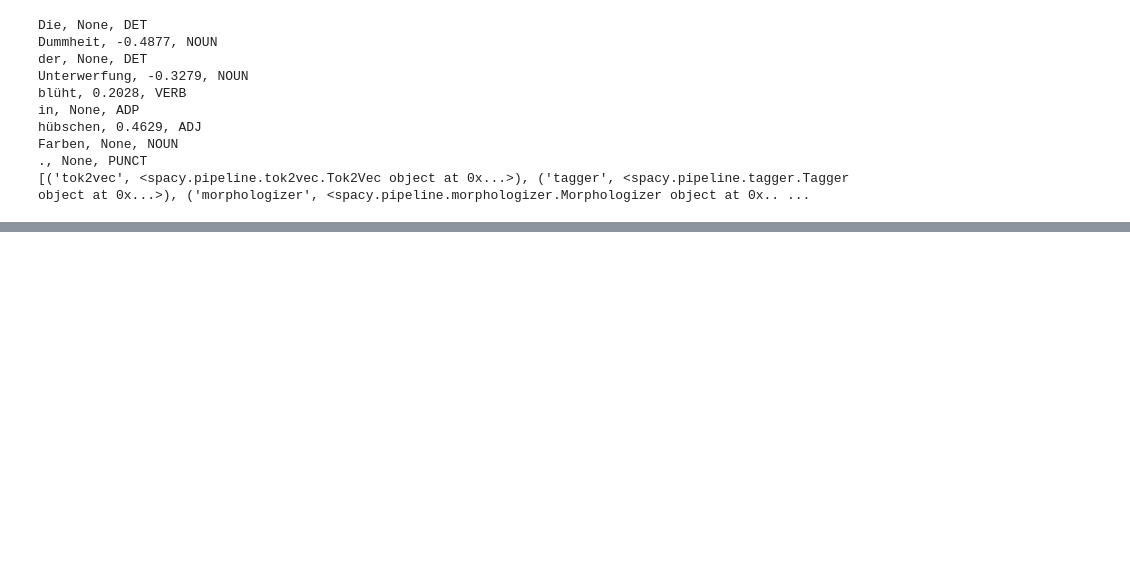
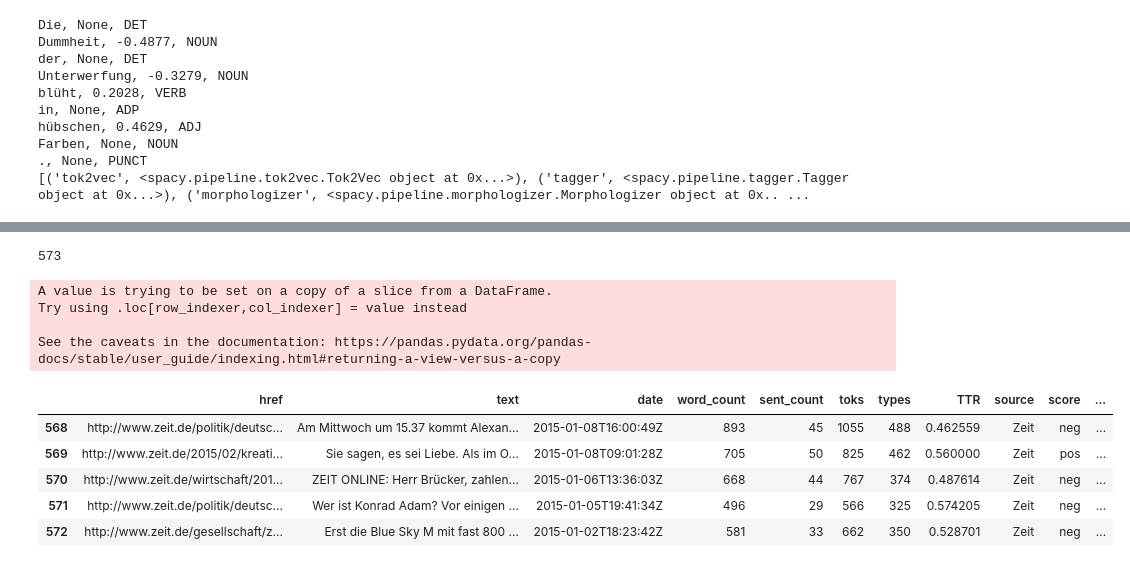
Before and after one commit to Data-Science-for-Linguists-2021/Fl-chtlingskrise-Sentiment-Analysis, a Jupyter notebook: Presentation.ipynb, the cells around one changed output, grey strips where cells are left out. Saved outputs shown, nothing was run; the diff lists cells and outputs as text; code cells hidden in the pictures; blank space fills up the shorter version.

```diff
--- a/Presentation.ipynb
+++ b/Presentation.ipynb
@@ -386,0 +402,20 @@ neg
+# %%
+zeit_df_wsc = all_df[all_df['source'] == 'Zeit']
+zeit_df_wsc
+
+month_z = [date.split('-')[1] for date in zeit_df_wsc.date]
+print(len(month_z))
+zeit_df_wsc['month'] = month_z
+zeit_df_wsc.tail()
+# %% [output]
+573
+A value is trying to be set on a copy of a slice from a DataFrame.
+Try using .loc[row_indexer,col_indexer] = value instead
+
+See the caveats in the documentation: https://pandas.pydata.org/pandas-docs/stable/user_guide/indexing.html#returning-a-view-versus-a-copy
+|  | href | text | date | word_count | sent_count | toks | types | TTR | source | score | ... |
+| 568 | http://www.zeit.de/politik/deutsc... | Am Mittwoch um 15.37 kommt Alexan... | 2015-01-08T16:00:49Z | 893 | 45 | 1055 | 488 | 0.462559 | Zeit | neg | ... |
+| 569 | http://www.zeit.de/2015/02/kreati... | Sie sagen, es sei Liebe. Als im O... | 2015-01-08T09:01:28Z | 705 | 50 | 825 | 462 | 0.560000 | Zeit | pos | ... |
+| 570 | http://www.zeit.de/wirtschaft/201... | ZEIT ONLINE: Herr Brücker, zahlen... | 2015-01-06T13:36:03Z | 668 | 44 | 767 | 374 | 0.487614 | Zeit | neg | ... |
+| 571 | http://www.zeit.de/politik/deutsc... | Wer ist Konrad Adam? Vor einigen ... | 2015-01-05T19:41:34Z | 496 | 29 | 566 | 325 | 0.574205 | Zeit | neg | ... |
+| 572 | http://www.zeit.de/gesellschaft/z... | Erst die Blue Sky M mit fast 800 ... | 2015-01-02T18:23:42Z | 581 | 33 | 662 | 350 | 0.528701 | Zeit | neg | ... |
```
Also changed, not shown: parts of 29 cells of this notebook.
